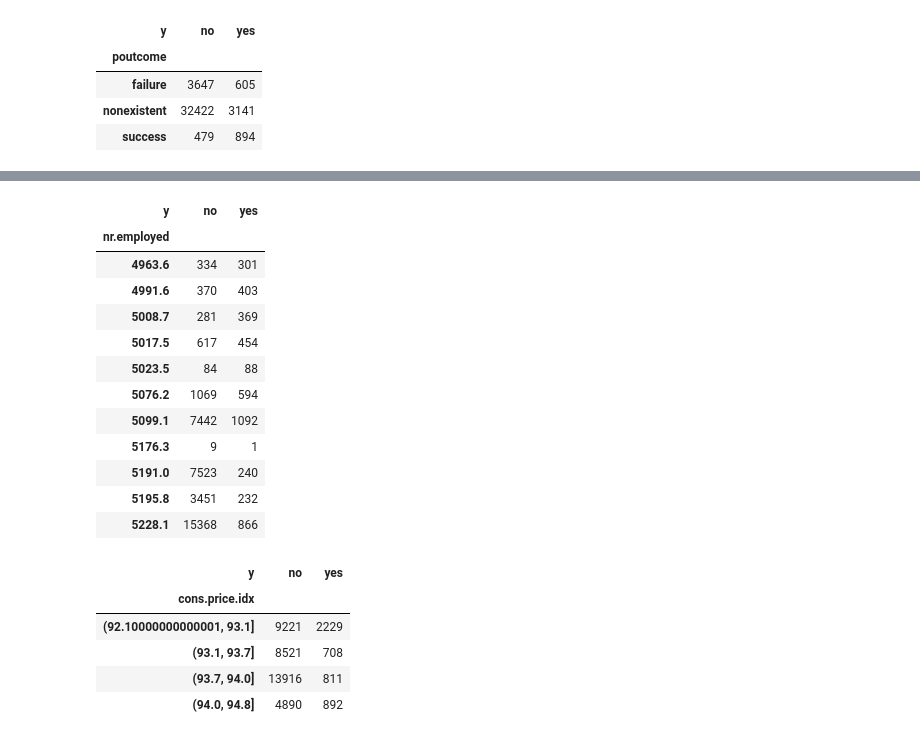
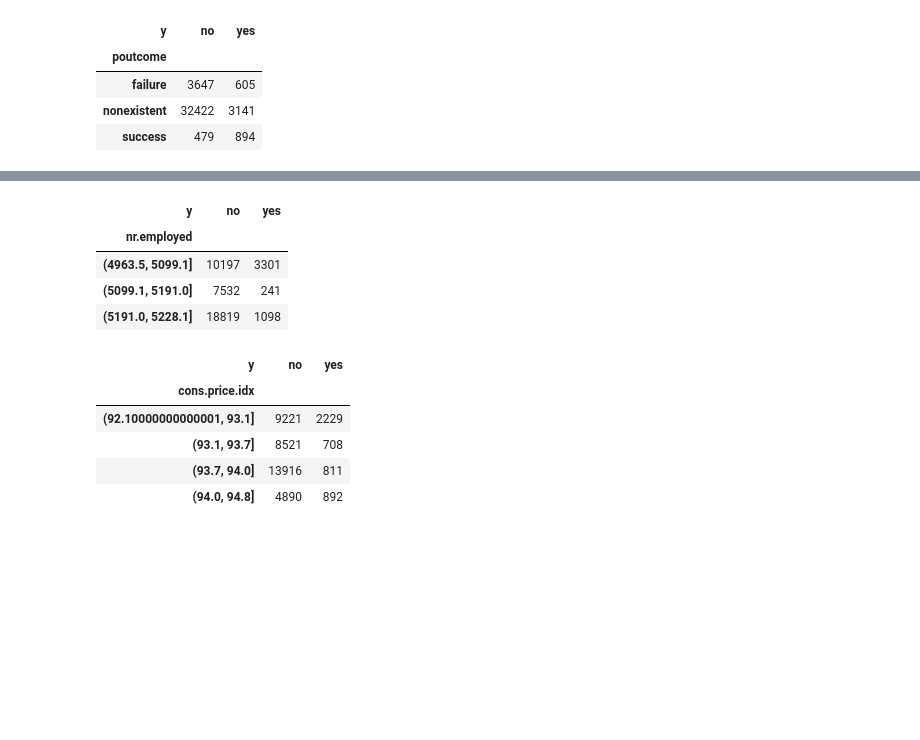
Before and after one commit to AmeeAyco/BANK-DATA-MARKETING-, a Jupyter notebook: MAN_203_S1.ipynb, the cells around one changed output, grey strips where cells are left out. Saved outputs shown, nothing was run; the diff lists cells and outputs as text; code cells hidden in the pictures; blank space fills up the shorter version.

```diff
--- a/MAN_203_S1.ipynb
+++ b/MAN_203_S1.ipynb
@@ -326,11 +326,16 @@ Kurtosis 0.791 z-score 23.859 p-value 0.000
 # %%
 pcts=[0,0.25,0.5,0.75,1]
 # %%
-bankdataset_binned = pd.concat([pd.qcut(df_Bank_Data.iloc[:, 0],pcts, precision=1),
-                                pd.qcut(df_Bank_Data.iloc[:, 10], pcts, precision=1),
-                                pd.qcut(df_Bank_Data.iloc[:, 16], pcts, precision=1),
-                                pd.qcut(df_Bank_Data.iloc[:, 17], pcts, precision=1),
-                                pd.qcut(df_Bank_Data.iloc[:, 18], pcts, precision=1),
+bankdataset_binned = pd.concat([pd.qcut(df_Bank_Data.iloc[:, 0],pcts, precision=1,duplicates='drop'),
+                                pd.qcut(df_Bank_Data.iloc[:, 10], pcts, precision=1,duplicates='drop'),
+                                pd.qcut(df_Bank_Data.iloc[:, 11], pcts, precision=1,duplicates='drop'),
+                                pd.qcut(df_Bank_Data.iloc[:, 12], pcts, precision=1,duplicates='drop'),
+                                pd.qcut(df_Bank_Data.iloc[:, 13], pcts, precision=1,duplicates='drop'),
+                                pd.qcut(df_Bank_Data.iloc[:, 15], pcts, precision=1,duplicates='drop'),
+                                pd.qcut(df_Bank_Data.iloc[:, 16], pcts, precision=1,duplicates='drop'),
+                                pd.qcut(df_Bank_Data.iloc[:, 17], pcts, precision=1,duplicates='drop'),
+                                pd.qcut(df_Bank_Data.iloc[:, 18], pcts, precision=1,duplicates='drop'),
+                                pd.qcut(df_Bank_Data.iloc[:, 19], pcts, precision=1,duplicates='drop'),
                                 ], join ='outer', axis = 1)
 # %%
 bankdataset_binned.describe()
@@ -523,19 +486,11 @@ pd.crosstab(df_Bank_Data['emp.var.rate'],df_Bank_Data['y'])
 # %%
-pd.crosstab(df_Bank_Data['nr.employed'],df_Bank_Data['y'])
+pd.crosstab(bankdataset_binned['nr.employed'],df_Bank_Data['y'])
 # %% [output]
 | y | no | yes |
 | nr.employed |  |  |
-| 4963.6 | 334 | 301 |
-| 4991.6 | 370 | 403 |
-| 5008.7 | 281 | 369 |
-| 5017.5 | 617 | 454 |
-| 5023.5 | 84 | 88 |
-| 5076.2 | 1069 | 594 |
-| 5099.1 | 7442 | 1092 |
-| 5176.3 | 9 | 1 |
-| 5191.0 | 7523 | 240 |
-| 5195.8 | 3451 | 232 |
-| 5228.1 | 15368 | 866 |
+| (4963.5, 5099.1] | 10197 | 3301 |
+| (5099.1, 5191.0] | 7532 | 241 |
+| (5191.0, 5228.1] | 18819 | 1098 |
 # %%
 pd.crosstab(bankdataset_binned['cons.price.idx'],df_Bank_Data['y'])
 # %% [output]
```
Also changed, not shown: parts of 5 cells of this notebook.
